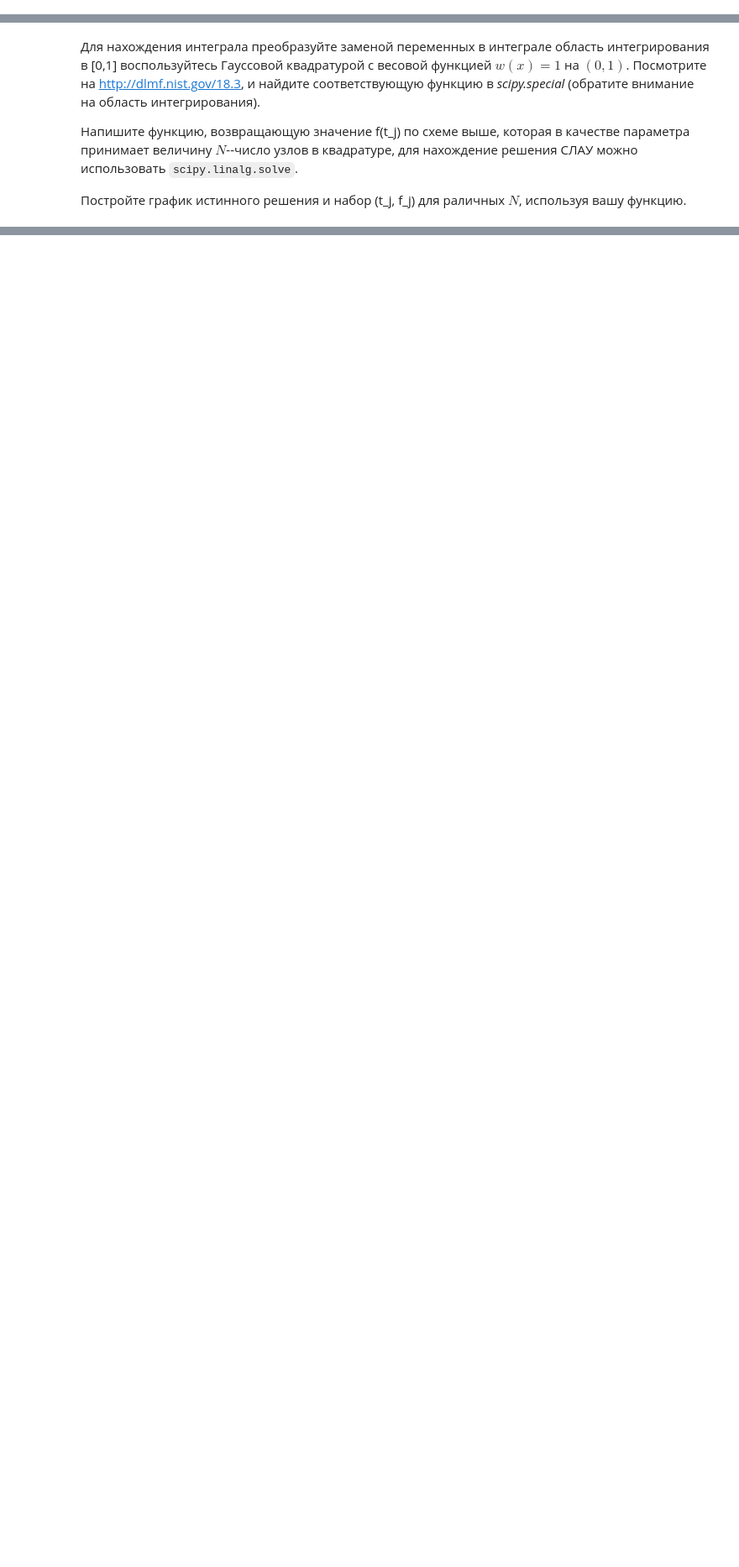
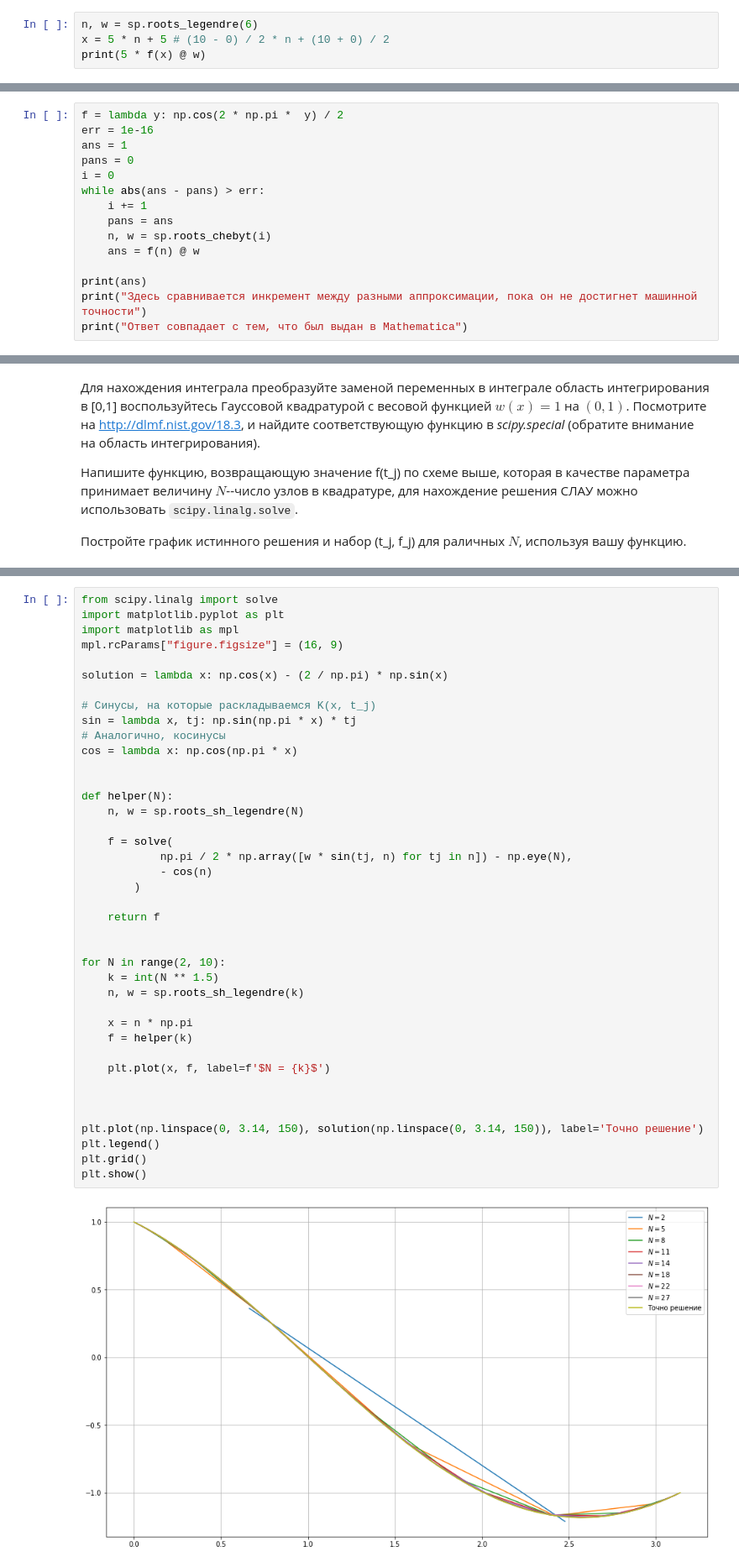
Before and after one commit to nazar-si/calc-phys, a Jupyter notebook: advanced_Integrals.ipynb, the cells around one changed output, grey strips where cells are left out. Shown: that part at 84% size. Cells and saved outputs as stored; diff of their text form; blank space fills up the shorter version.

```diff
--- a/advanced_Integrals.ipynb
+++ b/advanced_Integrals.ipynb
@@ -179,0 +170,4 @@ raise NotImplementedError()
+# %%
+n, w = sp.roots_legendre(6)
+x = 5 * n + 5 # (10 - 0) / 2 * n + (10 + 0) / 2
+print(5 * f(x) @ w)
@@ -195,0 +208,15 @@ raise NotImplementedError()
+# %%
+f = lambda y: np.cos(2 * np.pi *  y) / 2
+err = 1e-16
+ans = 1
+pans = 0
+i = 0
+while abs(ans - pans) > err:
+    i += 1
+    pans = ans
+    n, w = sp.roots_chebyt(i)
+    ans = f(n) @ w
+
+print(ans)
+print("Здесь сравнивается инкремент между разными аппроксимации, пока он не достигнет машинной точности")
+print("Ответ совпадает с тем, что был выдан в Mathematica")
@@ -263,3 +291,45 @@ raise NotImplementedError()
+# %%
+from scipy.linalg import solve
+import matplotlib.pyplot as plt
+import matplotlib as mpl
+mpl.rcParams["figure.figsize"] = (16, 9)
+
+solution = lambda x: np.cos(x) - (2 / np.pi) * np.sin(x)
+
+# Синусы, на которые раскладываемся K(x, t_j)
+sin = lambda x, tj: np.sin(np.pi * x) * tj
+# Аналогично, косинусы
+cos = lambda x: np.cos(np.pi * x)
+
+
+def helper(N):
+    n, w = sp.roots_sh_legendre(N)
+
+    f = solve(
+            np.pi / 2 * np.array([w * sin(tj, n) for tj in n]) - np.eye(N),
+            - cos(n)
+        )
+
+    return f
+
+
+for N in range(2, 10):
+    k = int(N ** 1.5)
+    n, w = sp.roots_sh_legendre(k)
+
+    x = n * np.pi
+    f = helper(k)
+
+    plt.plot(x, f, label=f'$N = {k}$')
+
+
+
+plt.plot(np.linspace(0, 3.14, 150), solution(np.linspace(0, 3.14, 150)), label='Точно решение')
+plt.legend()
+plt.grid()
+plt.show()
+# %% [output]
+[figure, added]
 # %% [markdown]
 Очевидной проблемой предыдущего результата для $f(x)$ является то, что он возвращает решения на фиксированном наборе точек. Мы не контролируем их расположение.
 
```
Also changed, not shown: parts of 12 cells of this notebook.
